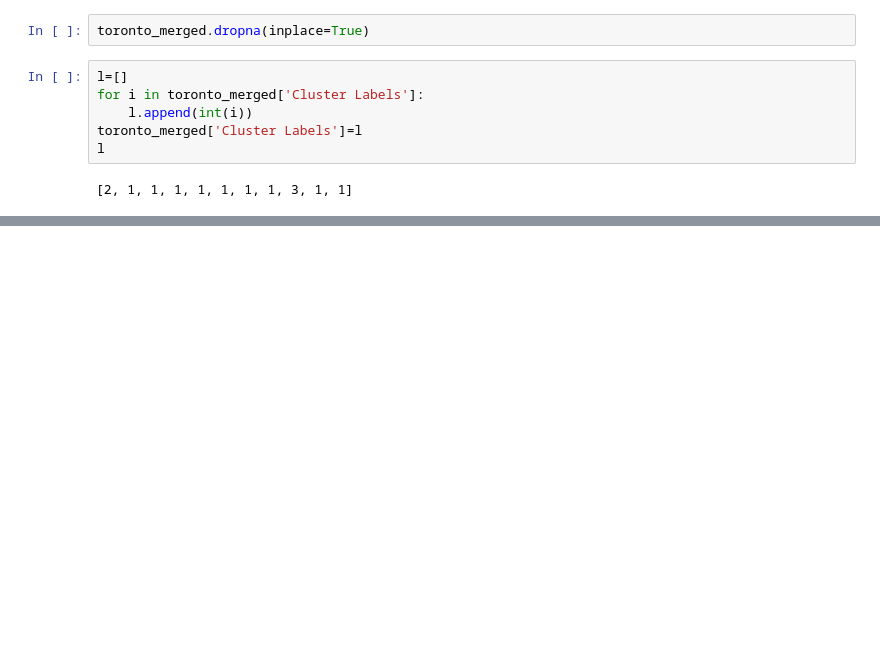
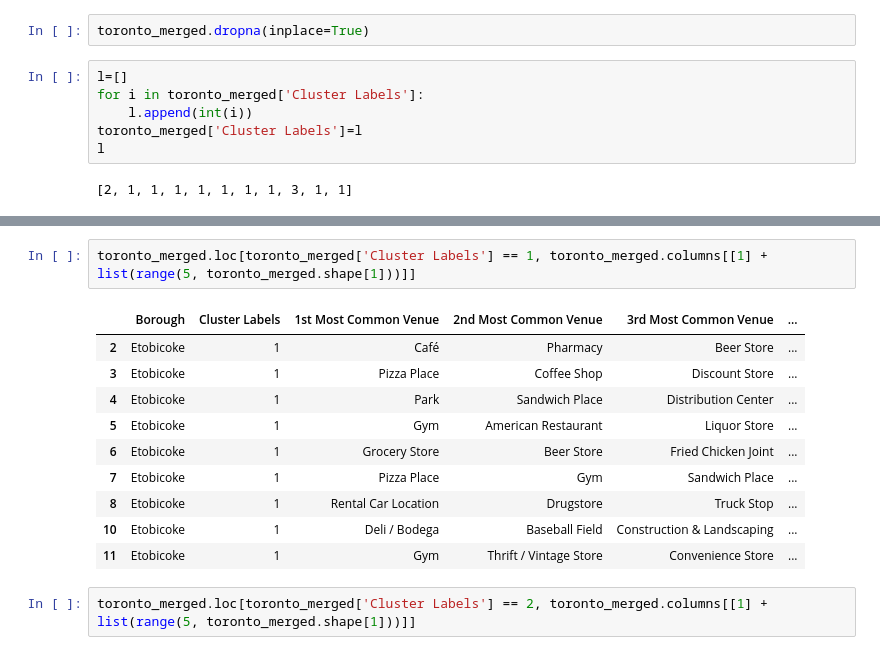
Before and after one commit to Preshitajais21/Coursera_Capstone, a Jupyter notebook: Week5.ipynb, the cells around one changed output, grey strips where cells are left out. Cells and saved outputs as stored; diff of their text form; blank space fills up the shorter version.

```diff
--- a/Week5.ipynb
+++ b/Week5.ipynb
@@ -527,3 +527,18 @@ for lat, lon, poi, cluster in zip(toronto_merged['Latitude'], toronto_merged['Lo
 map_clusters
 # %% [output]
 [interactive output not drawn]
+# %%
+toronto_merged.loc[toronto_merged['Cluster Labels'] == 1, toronto_merged.columns[[1] + list(range(5, toronto_merged.shape[1]))]]
+# %% [output]
+|  | Borough | Cluster Labels | 1st Most Common Venue | 2nd Most Common Venue | 3rd Most Common Venue | ... |
+| 2 | Etobicoke | 1 | Café | Pharmacy | Beer Store | ... |
+| 3 | Etobicoke | 1 | Pizza Place | Coffee Shop | Discount Store | ... |
+| 4 | Etobicoke | 1 | Park | Sandwich Place | Distribution Center | ... |
+| 5 | Etobicoke | 1 | Gym | American Restaurant | Liquor Store | ... |
+| 6 | Etobicoke | 1 | Grocery Store | Beer Store | Fried Chicken Joint | ... |
+| 7 | Etobicoke | 1 | Pizza Place | Gym | Sandwich Place | ... |
+| 8 | Etobicoke | 1 | Rental Car Location | Drugstore | Truck Stop | ... |
+| 10 | Etobicoke | 1 | Deli / Bodega | Baseball Field | Construction & Landscaping | ... |
+| 11 | Etobicoke | 1 | Gym | Thrift / Vintage Store | Convenience Store | ... |
+# %%
+toronto_merged.loc[toronto_merged['Cluster Labels'] == 2, toronto_merged.columns[[1] + list(range(5, toronto_merged.shape[1]))]]
```
